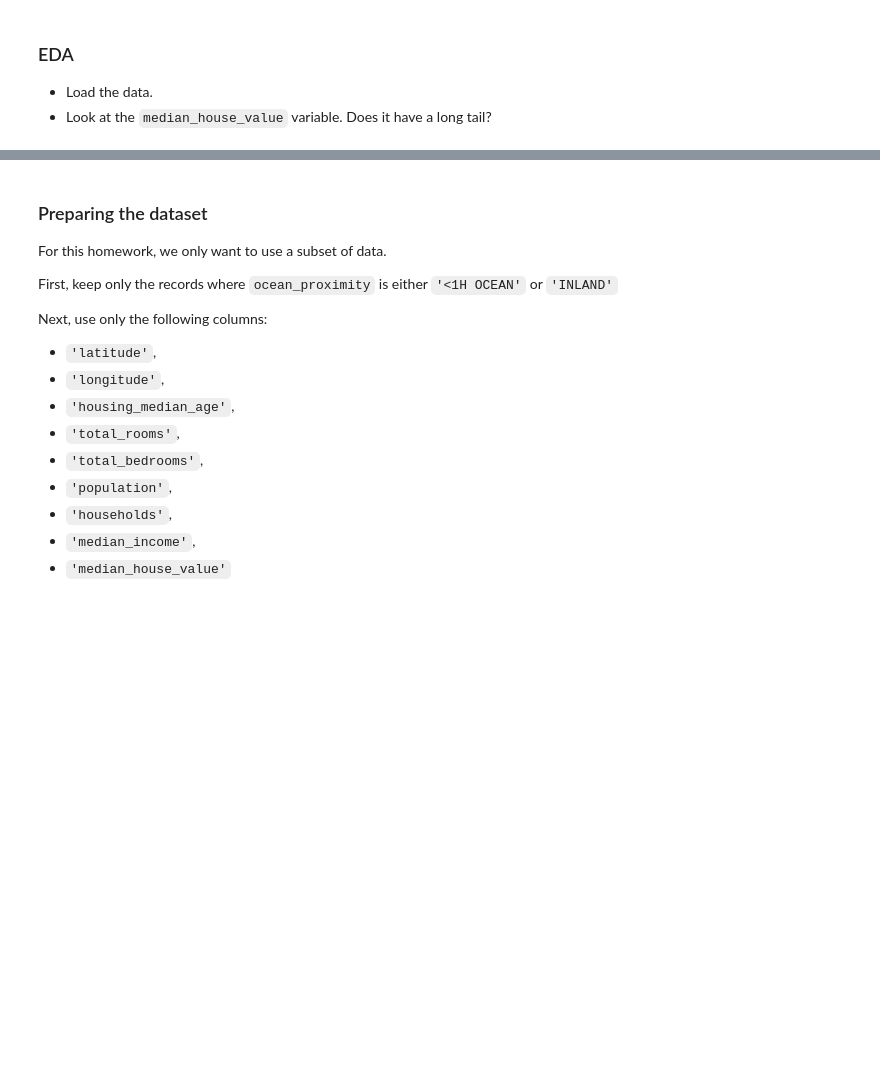
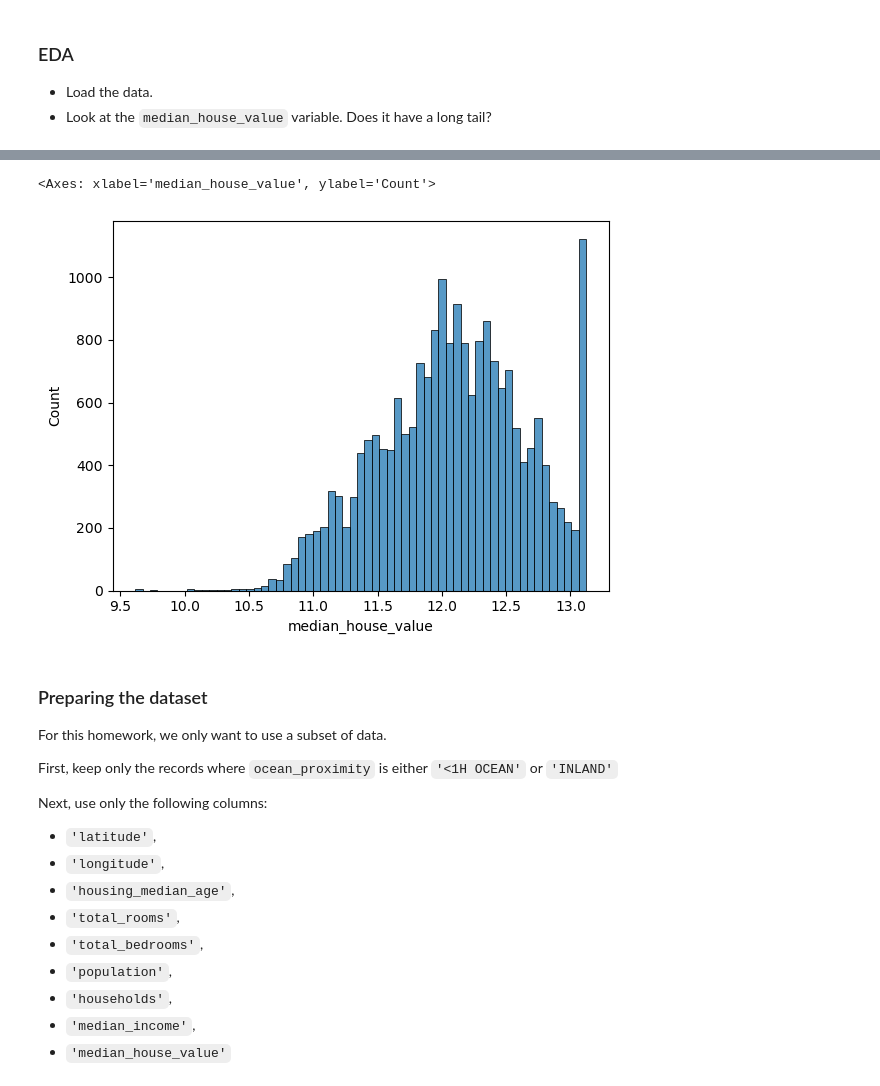
Before and after one commit to morganjohanna/mlzoomcamp, a Jupyter notebook: 02-regression/homework.ipynb, the cells around one changed output, grey strips where cells are left out. Cells and saved outputs as stored; diff of their text form; code cells hidden in the pictures; blank space fills up the shorter version.

```diff
--- a/02-regression/homework.ipynb
+++ b/02-regression/homework.ipynb
@@ -9,3 +45,10 @@ import numpy as np
+# %%
+# yes there's a long tail, correcting with log
+median_house_value_logs = np.log1p(df_raw.median_house_value)
+sns.histplot(median_house_value_logs)
+# %% [output]
+<Axes: xlabel='median_house_value', ylabel='Count'>
+[figure, added]
 # %% [markdown]
 ### Preparing the dataset
 
```
Also changed, not shown: parts of 15 cells of this notebook.
